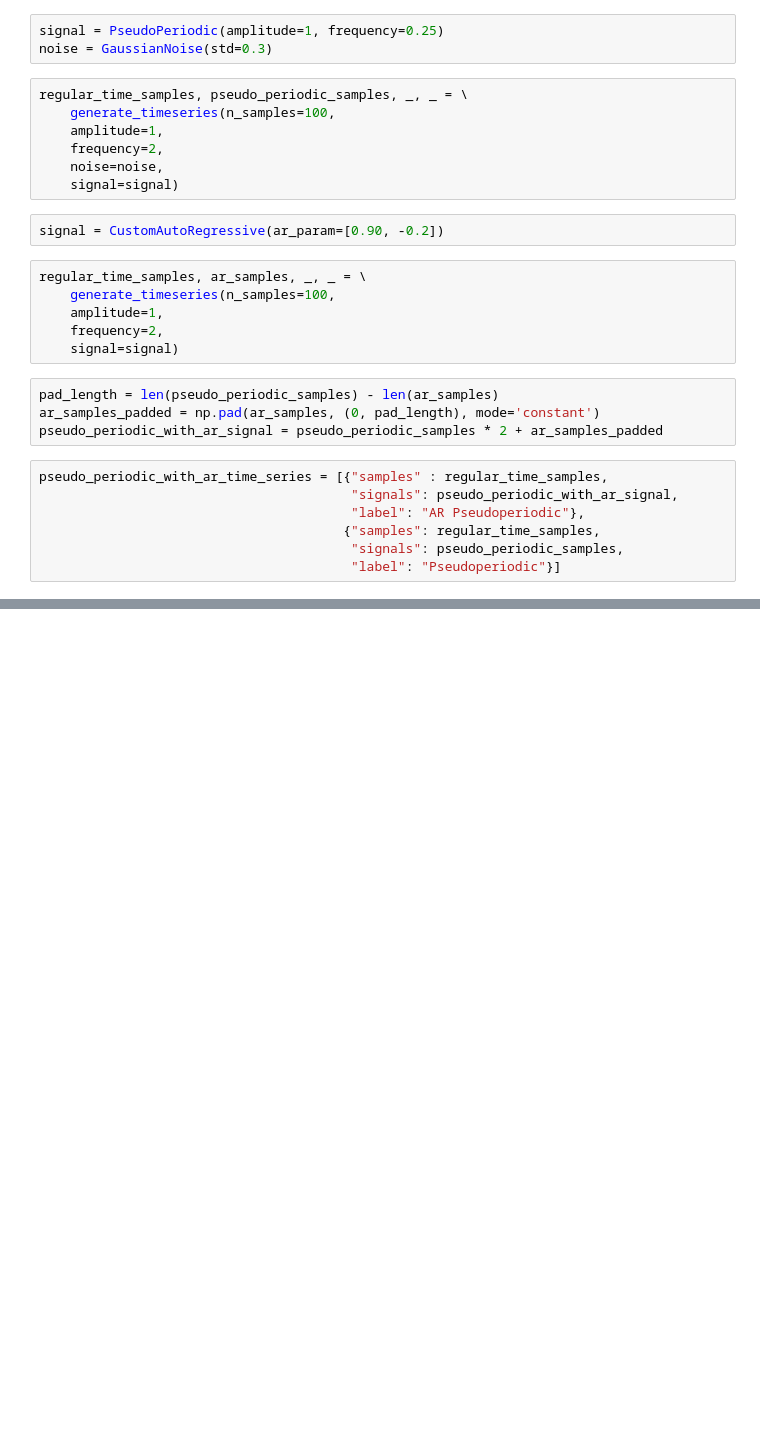
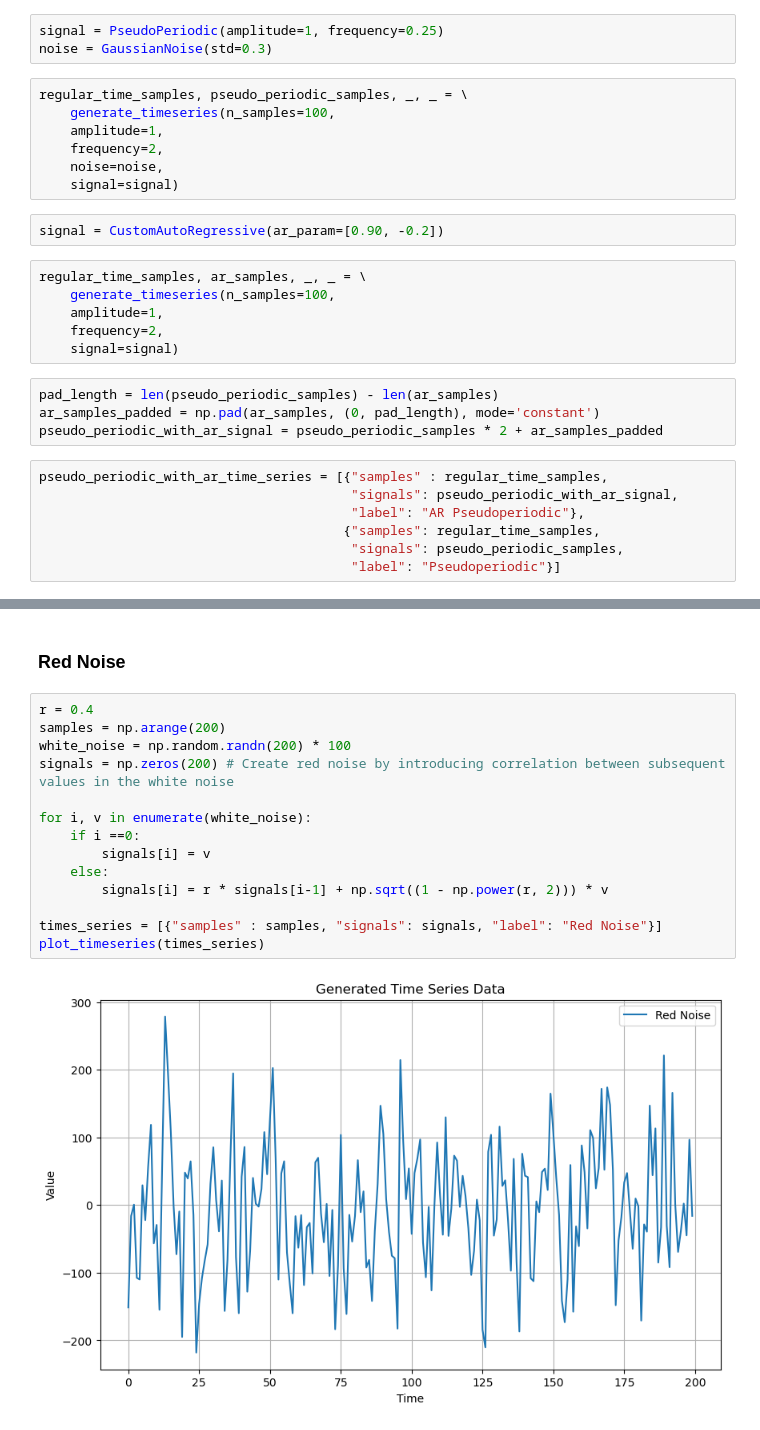
Before and after one commit to johnsonlarryl/machine_learning_training, a Jupyter notebook: supervised/regression/autoregressive/chapter_1/notebooks/timesynth.ipynb, the cells around one changed output, grey strips where cells are left out. Saved outputs shown, nothing was run; the diff lists cells and outputs as text; blank space fills up the shorter version.

```diff
--- a/supervised/regression/autoregressive/chapter_1/notebooks/timesynth.ipynb
+++ b/supervised/regression/autoregressive/chapter_1/notebooks/timesynth.ipynb
@@ -139,0 +153,18 @@ plot_timeseries(pseudo_periodic_with_ar_time_series, title="Pseudo Periodic with
+# %% [markdown]
+### Red Noise
+# %%
+r = 0.4
+samples = np.arange(200)
+white_noise = np.random.randn(200) * 100
+signals = np.zeros(200) # Create red noise by introducing correlation between subsequent values in the white noise
+
+for i, v in enumerate(white_noise):
+    if i ==0:
+        signals[i] = v
+    else:
+        signals[i] = r * signals[i-1] + np.sqrt((1 - np.power(r, 2))) * v
+
+times_series = [{"samples" : samples, "signals": signals, "label": "Red Noise"}]
+plot_timeseries(times_series)
+# %% [output]
+[figure, added]
```
Also changed, not shown: parts of 10 cells of this notebook.
